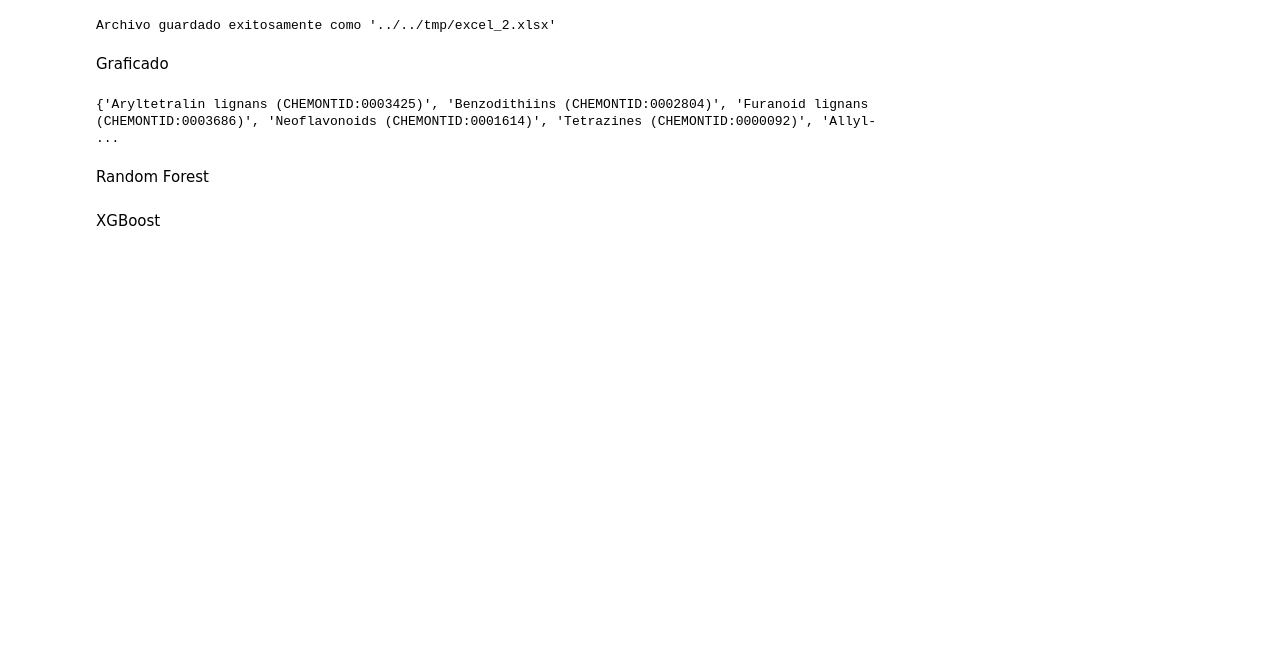
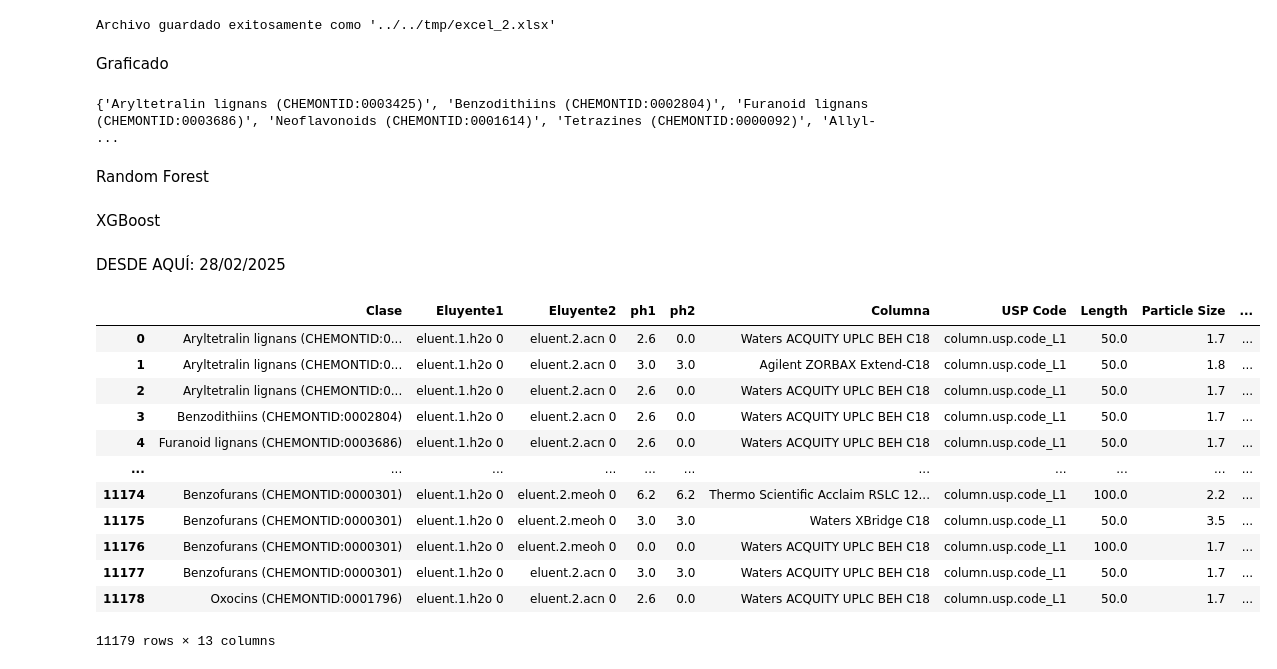
Before and after one commit to carlosMoragon/Trabajo-Fin-de-Grado, a Jupyter notebook: src/notebooks/valoracion_de_modelos.ipynb, the cells around one changed output. Drawn from its saved outputs; the diff is of its cells as text; code cells hidden in the pictures; blank space fills up the shorter version.

```diff
--- a/src/notebooks/valoracion_de_modelos.ipynb
+++ b/src/notebooks/valoracion_de_modelos.ipynb
@@ -270,3 +270,5 @@ Graficado
 Random Forest
 # %% [markdown]
 XGBoost
+# %% [markdown]
+DESDE AQUÍ: 28/02/2025
@@ -272,0 +286,20 @@ XGBoost
+# %%
+# Cargar el archivo CSV en un DataFrame
+df_alpha = pd.read_csv('../../tmp/resultados_cada_clase/alpha3.csv')
+df_diff = pd.read_csv('../../tmp/resultados_cada_clase/diff3.csv')
+# %%
+df_alpha
+# %% [output]
+|  | Clase | Eluyente1 | Eluyente2 | ph1 | ph2 | Columna | USP Code | Length | Particle Size | ... |
+| 0 | Aryltetralin lignans (CHEMONTID:0... | eluent.1.h2o 0 | eluent.2.acn 0 | 2.6 | 0.0 | Waters ACQUITY UPLC BEH C18 | column.usp.code_L1 | 50.0 | 1.7 | ... |
+| 1 | Aryltetralin lignans (CHEMONTID:0... | eluent.1.h2o 0 | eluent.2.acn 0 | 3.0 | 3.0 | Agilent ZORBAX Extend-C18 | column.usp.code_L1 | 50.0 | 1.8 | ... |
+| 2 | Aryltetralin lignans (CHEMONTID:0... | eluent.1.h2o 0 | eluent.2.acn 0 | 2.6 | 0.0 | Waters ACQUITY UPLC BEH C18 | column.usp.code_L1 | 50.0 | 1.7 | ... |
+| 3 | Benzodithiins (CHEMONTID:0002804) | eluent.1.h2o 0 | eluent.2.acn 0 | 2.6 | 0.0 | Waters ACQUITY UPLC BEH C18 | column.usp.code_L1 | 50.0 | 1.7 | ... |
+| 4 | Furanoid lignans (CHEMONTID:0003686) | eluent.1.h2o 0 | eluent.2.acn 0 | 2.6 | 0.0 | Waters ACQUITY UPLC BEH C18 | column.usp.code_L1 | 50.0 | 1.7 | ... |
+| ... | ... | ... | ... | ... | ... | ... | ... | ... | ... | ... |
+| 11174 | Benzofurans (CHEMONTID:0000301) | eluent.1.h2o 0 | eluent.2.meoh 0 | 6.2 | 6.2 | Thermo Scientific Acclaim RSLC 12... | column.usp.code_L1 | 100.0 | 2.2 | ... |
+| 11175 | Benzofurans (CHEMONTID:0000301) | eluent.1.h2o 0 | eluent.2.meoh 0 | 3.0 | 3.0 | Waters XBridge C18 | column.usp.code_L1 | 50.0 | 3.5 | ... |
+| 11176 | Benzofurans (CHEMONTID:0000301) | eluent.1.h2o 0 | eluent.2.meoh 0 | 0.0 | 0.0 | Waters ACQUITY UPLC BEH C18 | column.usp.code_L1 | 100.0 | 1.7 | ... |
+| 11177 | Benzofurans (CHEMONTID:0000301) | eluent.1.h2o 0 | eluent.2.acn 0 | 3.0 | 3.0 | Waters ACQUITY UPLC BEH C18 | column.usp.code_L1 | 50.0 | 1.7 | ... |
+| 11178 | Oxocins (CHEMONTID:0001796) | eluent.1.h2o 0 | eluent.2.acn 0 | 2.6 | 0.0 | Waters ACQUITY UPLC BEH C18 | column.usp.code_L1 | 50.0 | 1.7 | ... |
+11179 rows × 13 columns
```
Also changed, not shown: parts of 17 cells of this notebook, 2 other files.
